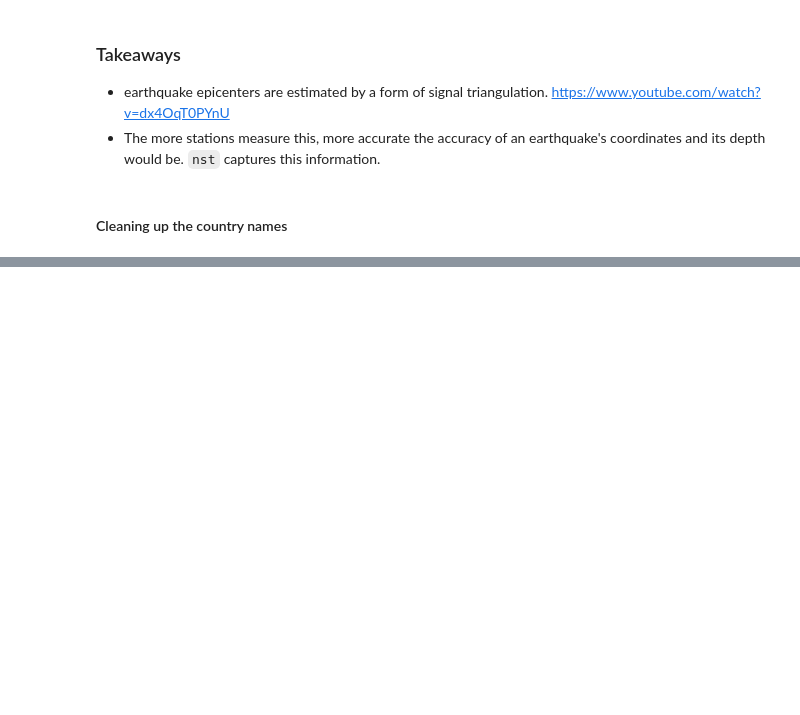
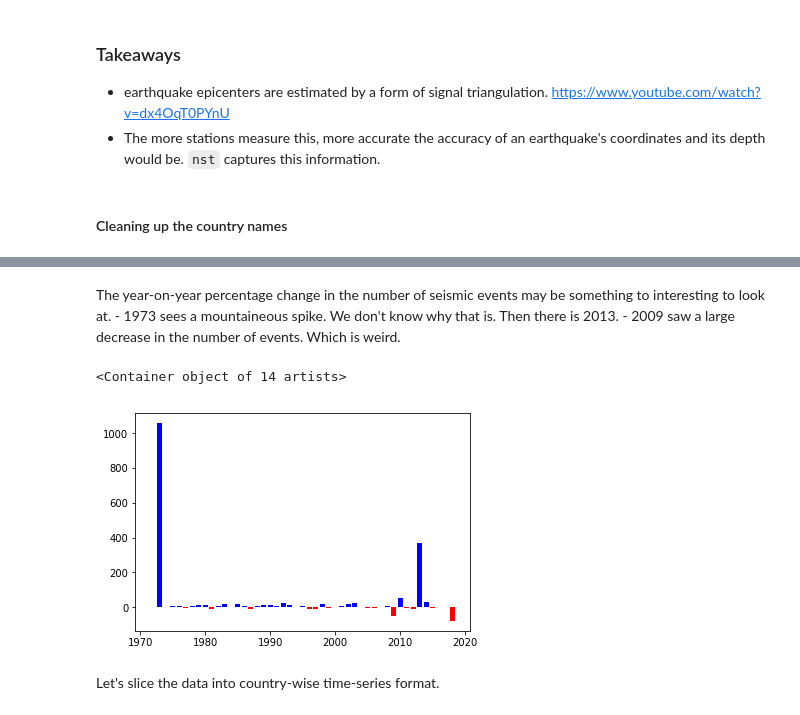
Before and after one commit to fx86/earthquakes, a Jupyter notebook: analysis.ipynb, the cells around one changed output, grey strips where cells are left out. Saved outputs shown, nothing was run; the diff lists cells and outputs as text; code cells hidden in the pictures; blank space fills up the shorter version.

```diff
--- a/analysis.ipynb
+++ b/analysis.ipynb
@@ -131,0 +141,18 @@ df.set_index()
+# %% [markdown]
+The year-on-year percentage change in the number of seismic events may be something to interesting to look at.
+    - 1973 sees a mountaineous spike. We don't know why that is. Then there is 2013.
+    - 2009 saw a large decrease in the number of events. Which is weird.
+# %%
+yoy = pd.DataFrame(temp.pct_change()*100).rename(columns={'id': 'growth'})
+
+mask1 = yoy.growth >= 0
+mask2 = yoy.growth < 0
+
+plt.bar(yoy.index[mask1], yoy.growth[mask1], color = 'blue')
+plt.bar(yoy.index[mask2], yoy.growth[mask2], color = 'red')
+# plt.title('year-on-year % change in earthquake count')
+# %% [output]
+<Container object of 14 artists>
+[figure, added]
+# %% [markdown]
+Let's slice the data into country-wise time-series format.
```
Also changed, not shown: parts of 24 cells of this notebook.
